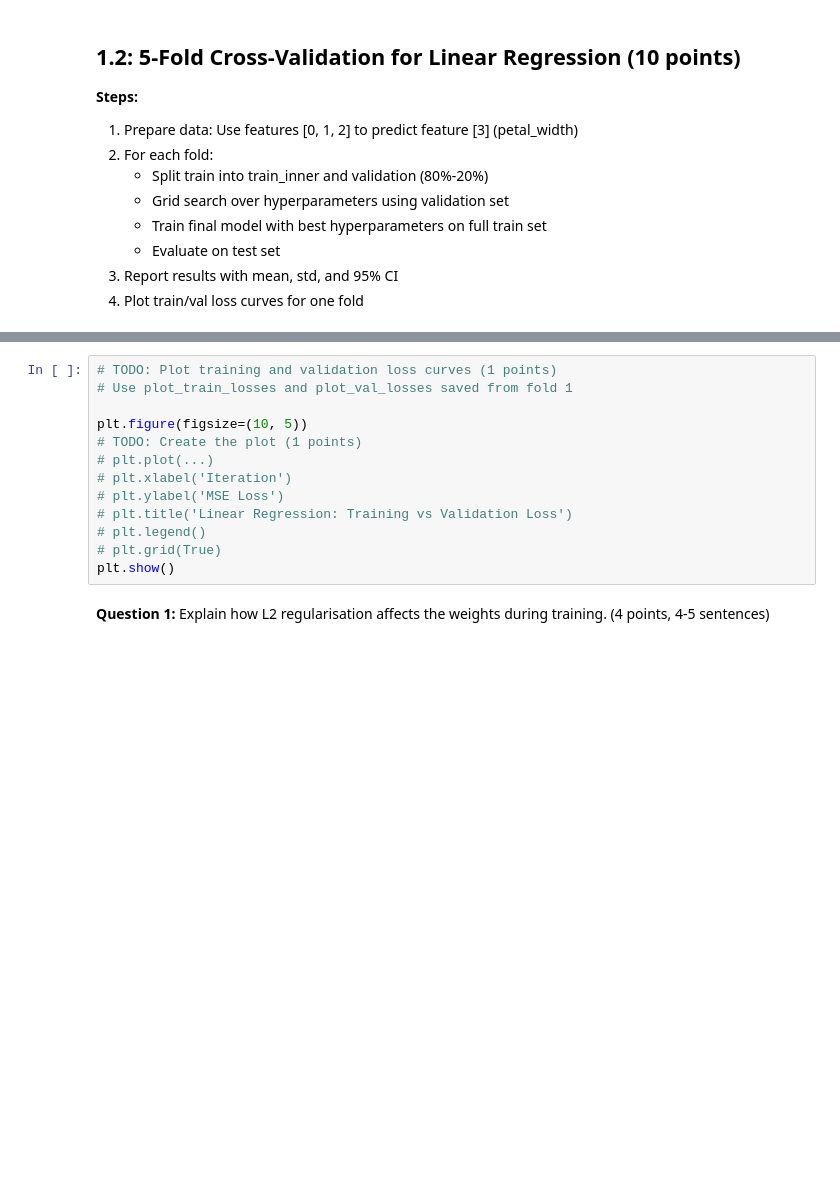
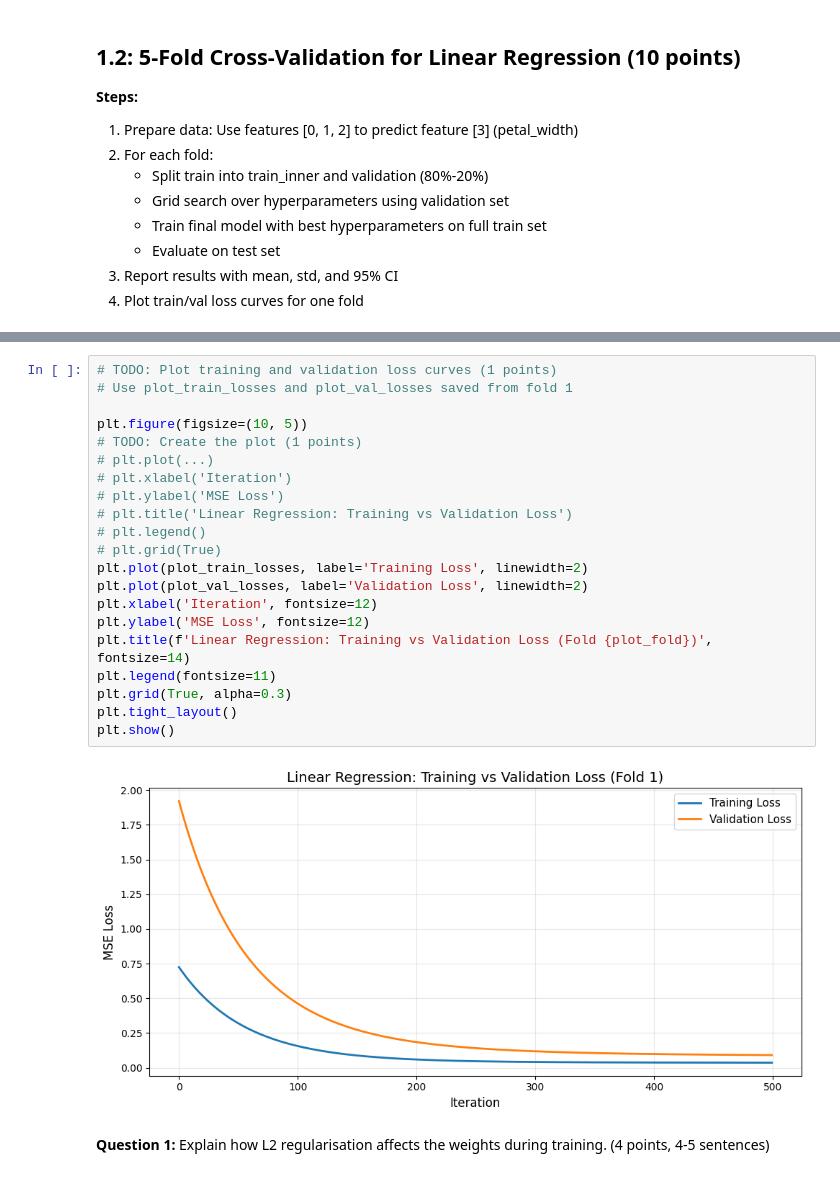
Before and after one commit to chabojosue/ml_term_project.ipynb, a Jupyter notebook: ml_term_project.ipynb, the cells around one changed output, grey strips where cells are left out. Saved outputs shown, nothing was run; the diff lists cells and outputs as text; blank space fills up the shorter version.

```diff
--- a/ml_term_project.ipynb
+++ b/ml_term_project.ipynb
@@ -299,16 +440,26 @@ print("="*60)
 # %%
 # TODO: Plot training and validation loss curves (1 points)
 # Use plot_train_losses and plot_val_losses saved from fold 1
 
 plt.figure(figsize=(10, 5))
 # TODO: Create the plot (1 points)
 # plt.plot(...)
 # plt.xlabel('Iteration')
 # plt.ylabel('MSE Loss')
 # plt.title('Linear Regression: Training vs Validation Loss')
 # plt.legend()
 # plt.grid(True)
+plt.plot(plot_train_losses, label='Training Loss', linewidth=2)
+plt.plot(plot_val_losses, label='Validation Loss', linewidth=2)
+plt.xlabel('Iteration', fontsize=12)
+plt.ylabel('MSE Loss', fontsize=12)
+plt.title(f'Linear Regression: Training vs Validation Loss (Fold {plot_fold})', fontsize=14)
+plt.legend(fontsize=11)
+plt.grid(True, alpha=0.3)
+plt.tight_layout()
 plt.show()
+# %% [output]
+[figure, added]
 # %% [markdown]
 **Question 1:** Explain how L2 regularisation affects the weights during training. (4 points, 4-5 sentences)
 # %% [markdown]
```
Also changed, not shown: parts of 6 cells of this notebook.
